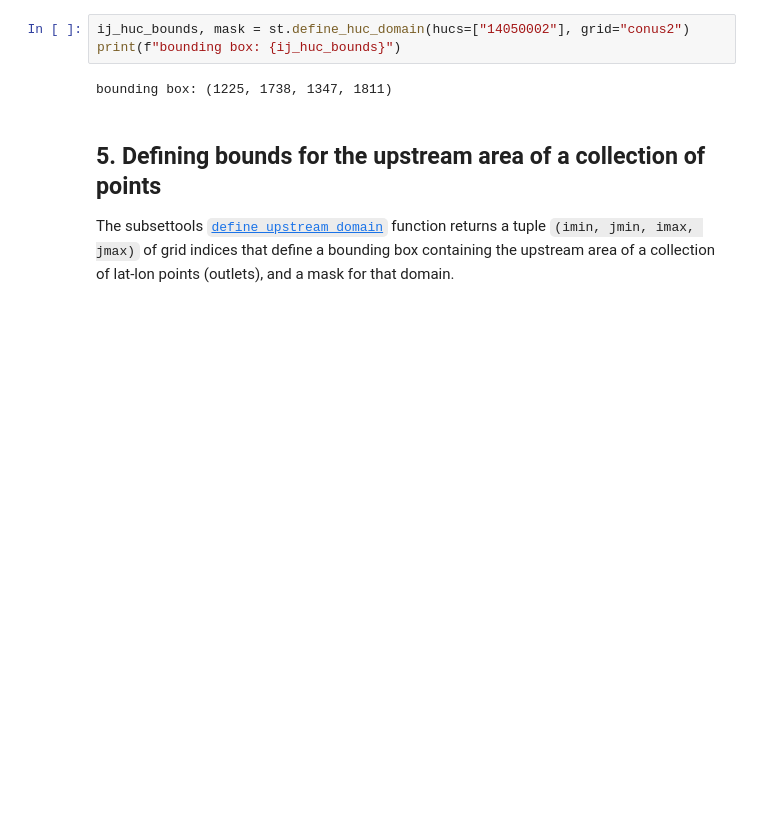
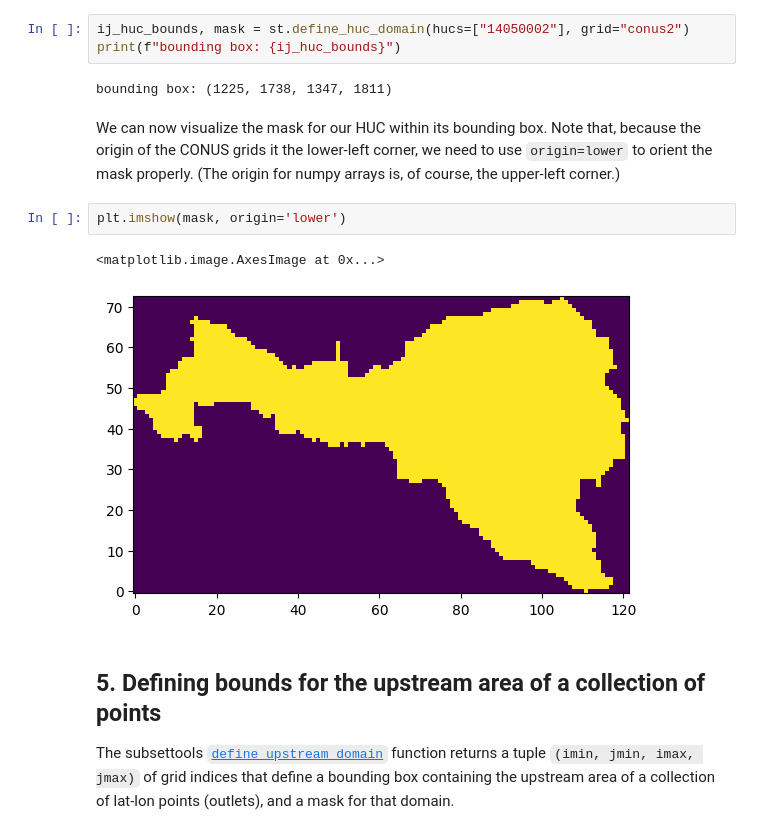
Before and after one commit to hydroframe/subsettools, a Jupyter notebook: docs/examples/definte_subset.ipynb, the cells around one changed output. Drawn from its saved outputs; the diff is of its cells as text; blank space fills up the shorter version.

```diff
--- a/docs/examples/definte_subset.ipynb
+++ b/docs/examples/definte_subset.ipynb
@@ -62,6 +63,13 @@ ij_huc_bounds, mask = st.define_huc_domain(hucs=["14050002"], grid="conus2")
 print(f"bounding box: {ij_huc_bounds}")
 # %% [output]
 bounding box: (1225, 1738, 1347, 1811)
+# %% [markdown]
+We can now visualize the mask for our HUC within its bounding box. Note that, because the origin of the CONUS grids it the lower-left corner, we need to use `origin=lower` to orient the mask properly. (The origin for numpy arrays is, of course, the upper-left corner.)
+# %%
+plt.imshow(mask, origin='lower')
+# %% [output]
+<matplotlib.image.AxesImage at 0x...>
+[figure, added]
 # %% [markdown]
 ## 5. Defining bounds for the upstream area of a collection of points
 The subsettools [`define_upstream_domain`](https://hydroframesubsettools.readthedocs.io/en/latest/autoapi/subsettools/subsettools/index.html#subsettools.subsettools.define_upstream_domain) function returns a tuple `(imin, jmin, imax, jmax)` of grid indices that define a bounding box containing the upstream area of a collection of lat-lon points (outlets), and a mask for that domain.
```
Also changed, not shown: parts of 4 cells of this notebook, 2 other files.
